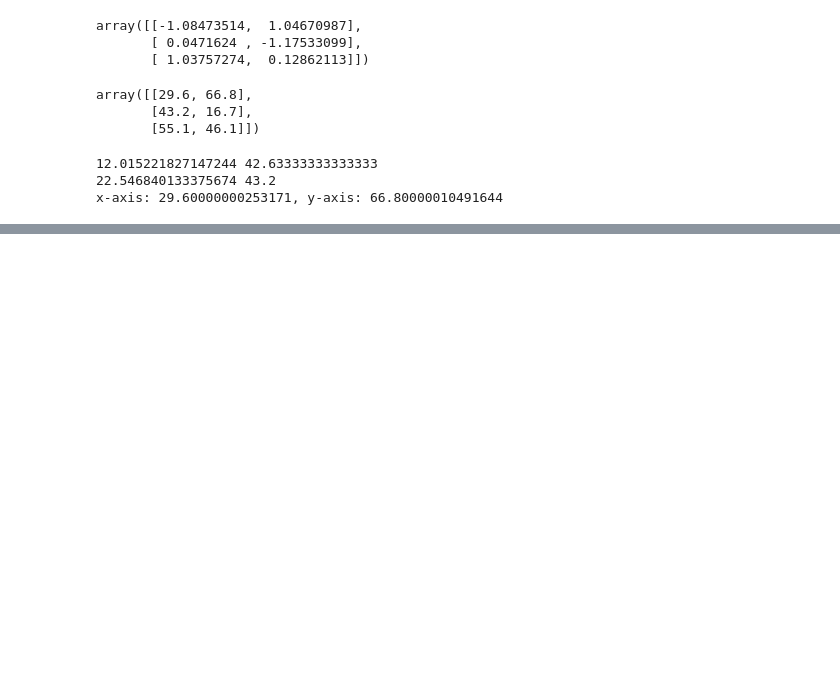
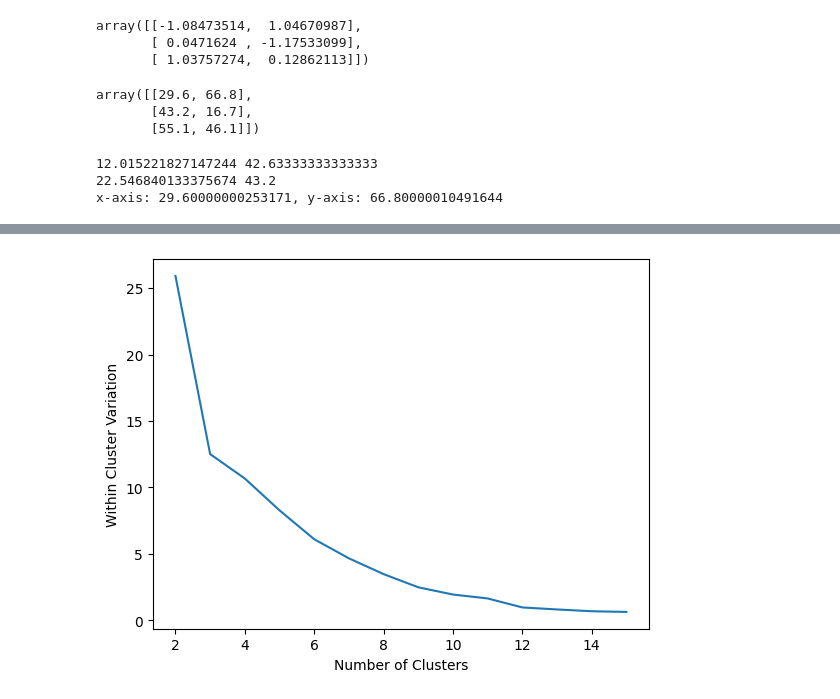
Before and after one commit to Omkar210/Statistics-and-ML, a Jupyter notebook: Day28.ipynb, the cells around one changed output, grey strips where cells are left out. Saved outputs shown, nothing was run; the diff lists cells and outputs as text; code cells hidden in the pictures; blank space fills up the shorter version.

```diff
--- a/Day28.ipynb
+++ b/Day28.ipynb
@@ -140,0 +162,14 @@ x-axis: 29.60000000253171, y-axis: 66.80000010491644
+# %%
+# checking within cluster variation
+wcv = []
+for i in range(2,16):
+    km = KMeans(n_clusters=i)
+    mod1 = km.fit(df_scaled)
+    wcv.append(mod1.inertia_)
+# %%
+plt.plot(list(range(2,16)),wcv)
+plt.xlabel('Number of Clusters')
+plt.ylabel('Within Cluster Variation')
+plt.show()
+# %% [output]
+[figure, added]
```
Also changed, not shown: parts of 4 cells of this notebook.
